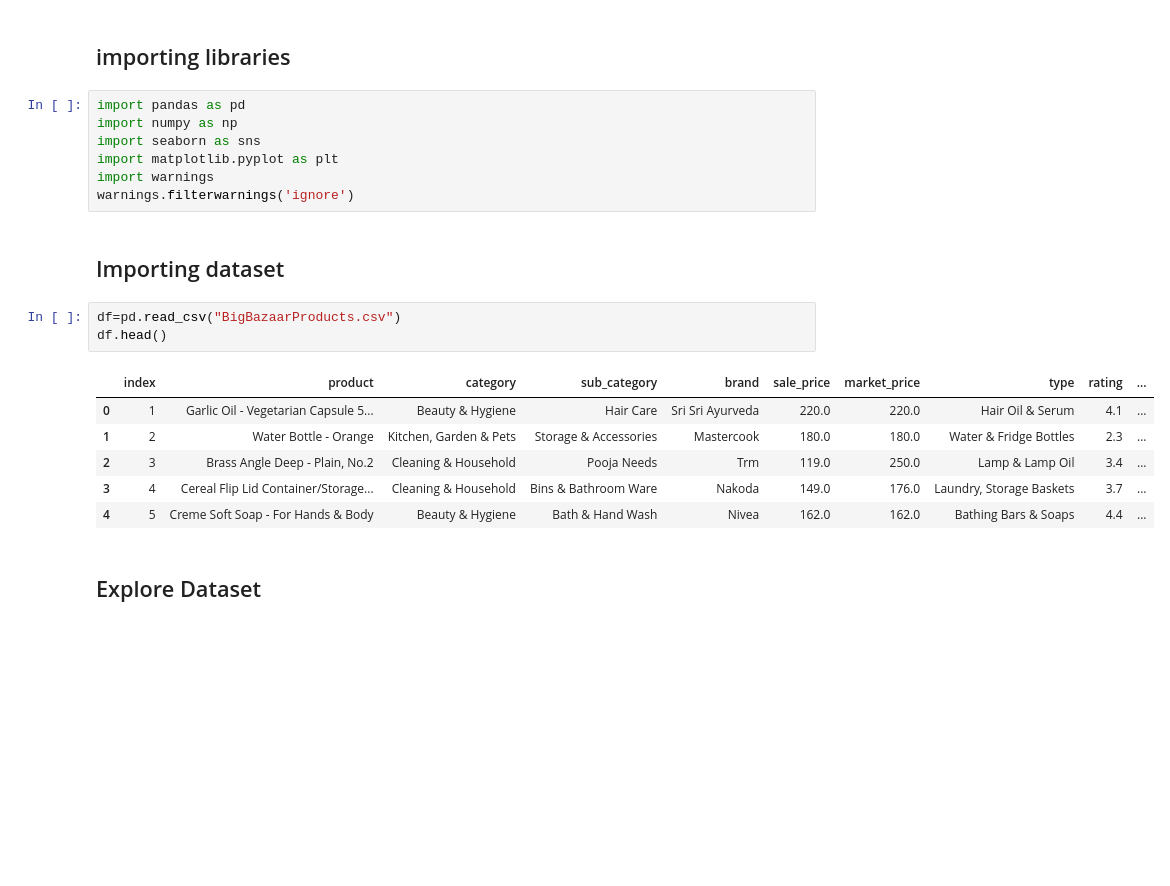
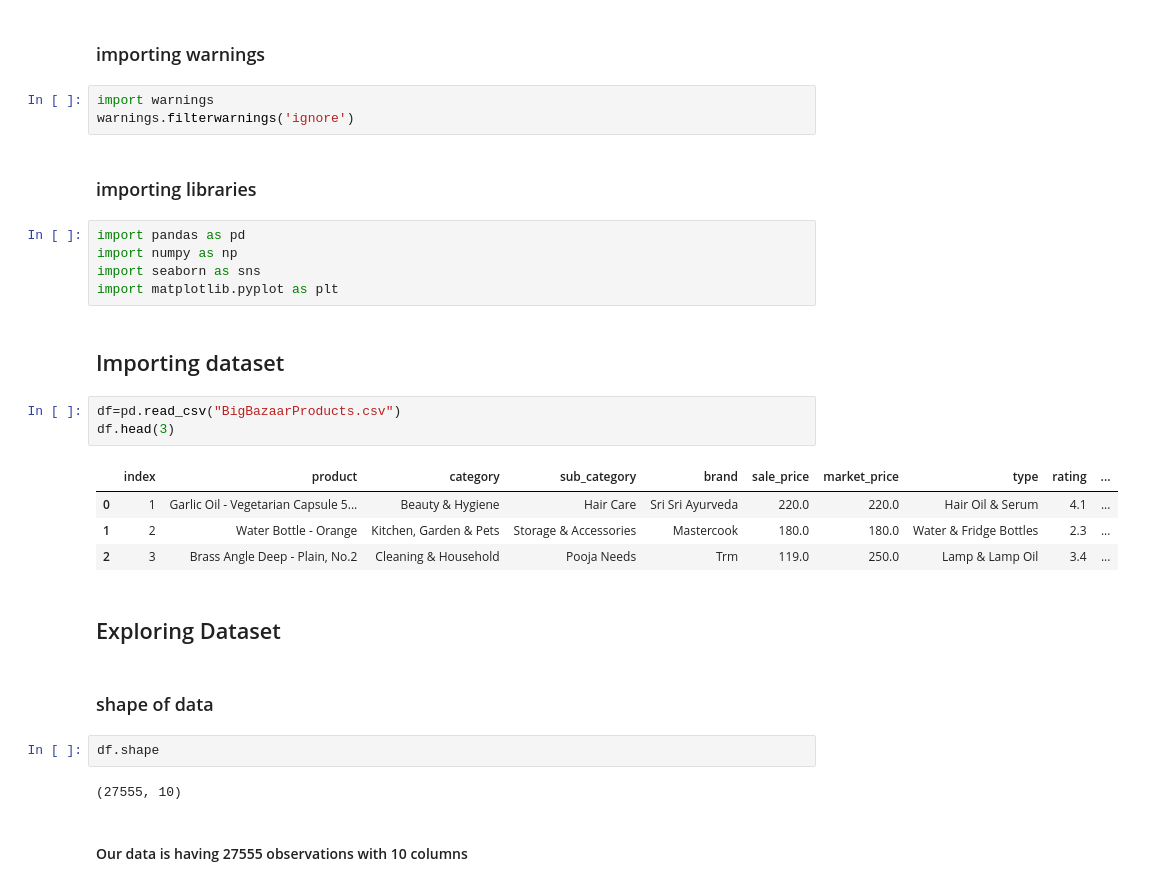
Before and after one commit to Ritzxk/Big-Bazaar-Products-Dataset, a Jupyter notebook: bigbazaar/BigBazaar eda project.ipynb, the cells around one changed output. Saved outputs shown, nothing was run; the diff lists cells and outputs as text; blank space fills up the shorter version.

```diff
--- a/bigbazaar/BigBazaar eda project.ipynb
+++ b/bigbazaar/BigBazaar eda project.ipynb
@@ -3,23 +3,32 @@
 # %% [markdown]
-## importing libraries
+### importing warnings
+# %%
+import warnings
+warnings.filterwarnings('ignore')
+# %% [markdown]
+### importing libraries
 # %%
 import pandas as pd
 import numpy as np
 import seaborn as sns
 import matplotlib.pyplot as plt
-import warnings
-warnings.filterwarnings('ignore')
 # %% [markdown]
 ## Importing dataset
 # %%
 df=pd.read_csv("BigBazaarProducts.csv")
-df.head()
+df.head(3)
 # %% [output]
 |  | index | product | category | sub_category | brand | sale_price | market_price | type | rating | ... |
 | 0 | 1 | Garlic Oil - Vegetarian Capsule 5... | Beauty & Hygiene | Hair Care | Sri Sri Ayurveda | 220.0 | 220.0 | Hair Oil & Serum | 4.1 | ... |
 | 1 | 2 | Water Bottle - Orange | Kitchen, Garden & Pets | Storage & Accessories | Mastercook | 180.0 | 180.0 | Water & Fridge Bottles | 2.3 | ... |
 | 2 | 3 | Brass Angle Deep - Plain, No.2 | Cleaning & Household | Pooja Needs | Trm | 119.0 | 250.0 | Lamp & Lamp Oil | 3.4 | ... |
-| 3 | 4 | Cereal Flip Lid Container/Storage... | Cleaning & Household | Bins & Bathroom Ware | Nakoda | 149.0 | 176.0 | Laundry, Storage Baskets | 3.7 | ... |
-| 4 | 5 | Creme Soft Soap - For Hands & Body | Beauty & Hygiene | Bath & Hand Wash | Nivea | 162.0 | 162.0 | Bathing Bars & Soaps | 4.4 | ... |
 # %% [markdown]
-## Explore Dataset
+## Exploring Dataset
+# %% [markdown]
+### shape of data
+# %%
+df.shape
+# %% [output]
+(27555, 10)
+# %% [markdown]
+#### Our data is having 27555 observations with 10 columns
```
Also changed, not shown: parts of 61 cells of this notebook.
